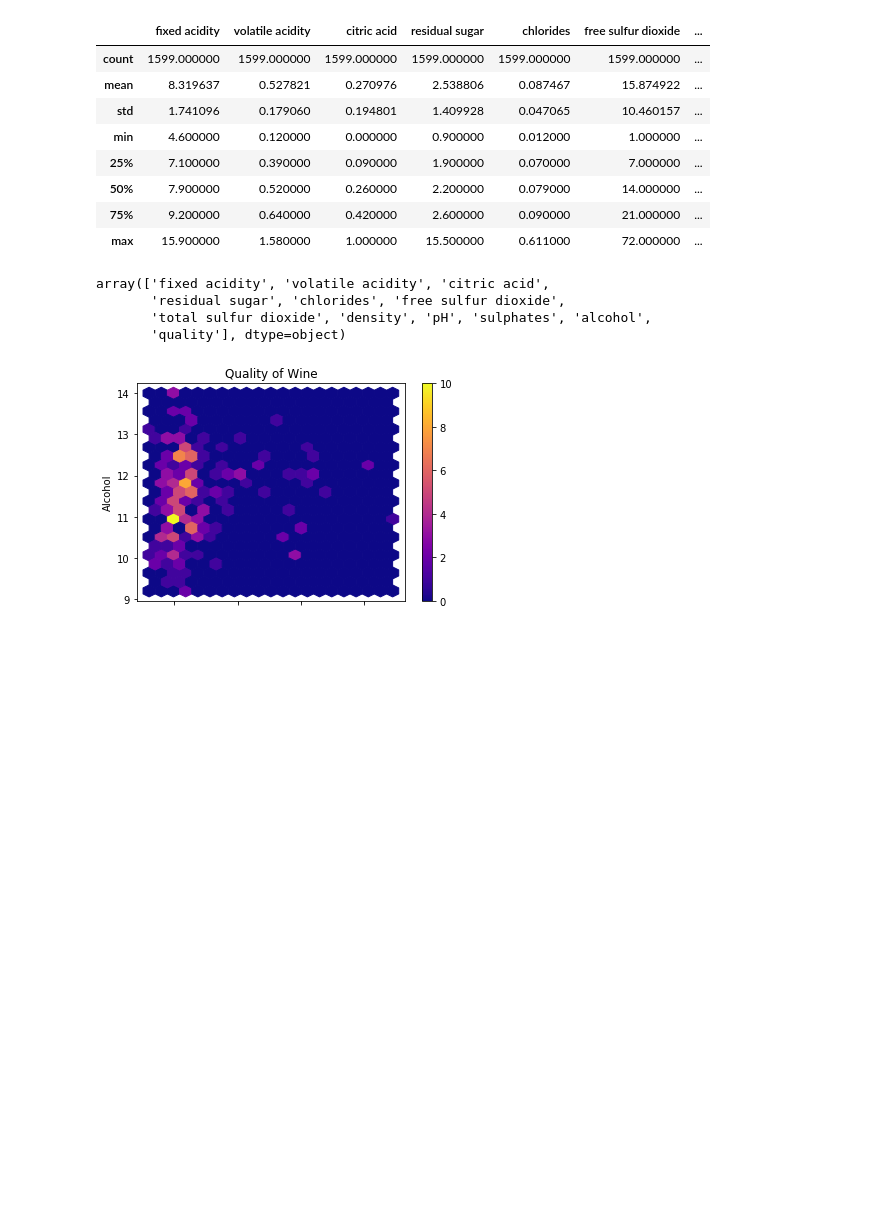
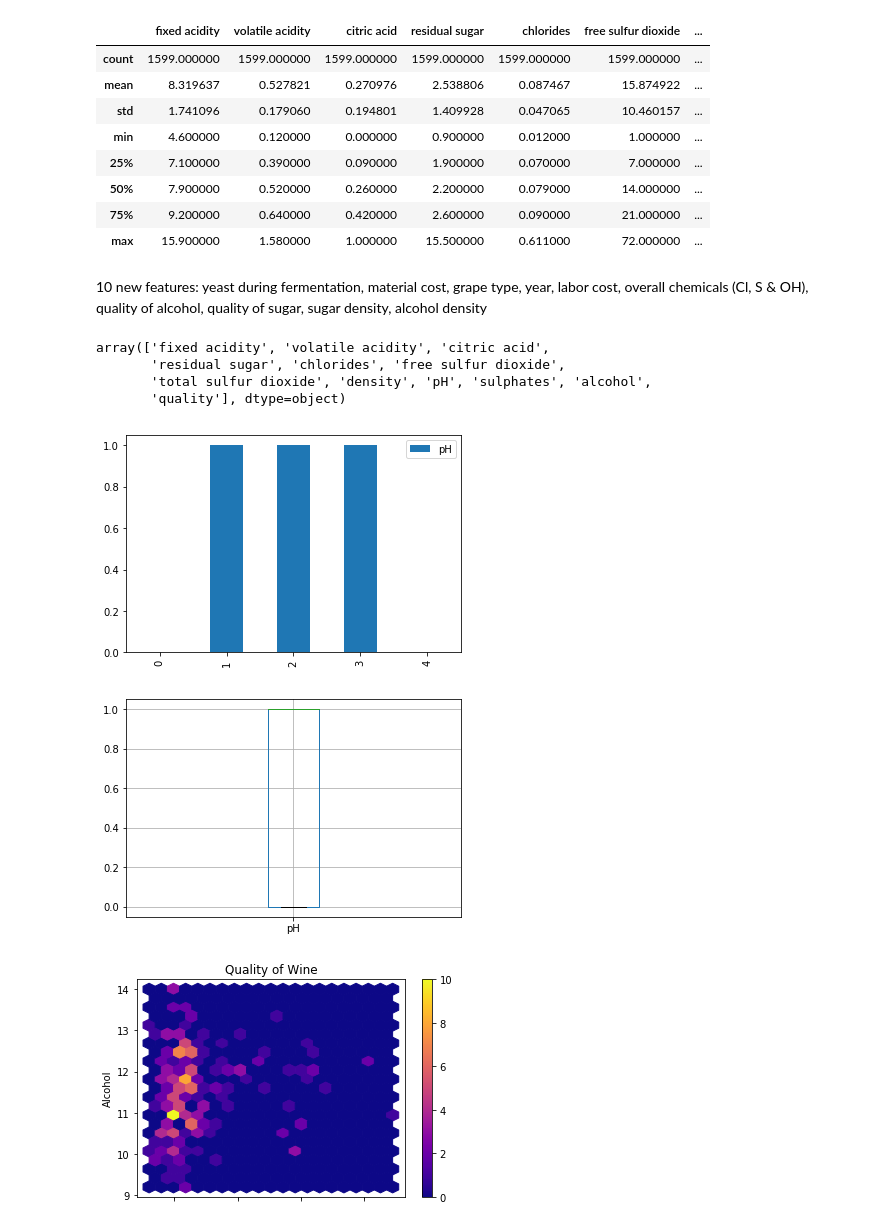
Before and after one commit to skvirk/Thinkful-Bootcamp, a Jupyter notebook: Bootcamp_Unit2_Lesson1_Challenge.ipynb, the cells around one changed output. Saved outputs shown, nothing was run; the diff lists cells and outputs as text; code cells hidden in the pictures; blank space fills up the shorter version.

```diff
--- a/Bootcamp_Unit2_Lesson1_Challenge.ipynb
+++ b/Bootcamp_Unit2_Lesson1_Challenge.ipynb
@@ -24,6 +24,18 @@ win.describe()
 | 50% | 7.900000 | 0.520000 | 0.260000 | 2.200000 | 0.079000 | 14.000000 | ... |
 | 75% | 9.200000 | 0.640000 | 0.420000 | 2.600000 | 0.090000 | 21.000000 | ... |
 | max | 15.900000 | 1.580000 | 1.000000 | 15.500000 | 0.611000 | 72.000000 | ... |
+# %% [markdown]
+10 new features:
+yeast during fermentation,
+material cost,
+grape type,
+year,
+labor cost,
+overall chemicals (Cl, S & OH),
+quality of alcohol,
+quality of sugar,
+sugar density,
+alcohol density
 # %%
 win.columns.values
 # %% [output]
@@ -31,6 +43,17 @@ array(['fixed acidity', 'volatile acidity', 'citric acid',
        'residual sugar', 'chlorides', 'free sulfur dioxide',
        'total sulfur dioxide', 'density', 'pH', 'sulphates', 'alcohol',
        'quality'], dtype=object)
+# %%
+win['pH'] = np.where(win['pH']<3.5, 1,0)
+wii= win[['pH']].head()
+wii.plot(kind= 'bar')
+plt.show()
+
+wii.boxplot()
+plt.show()
+# %% [output]
+[figure, added]
+[figure, added]
 # %%
 win2=win[win['quality'] > 6.99999]
 win2.plot.hexbin(x='residual sugar', y='alcohol', gridsize=20, cmap='plasma')
```
Also changed, not shown: parts of 6 cells of this notebook.
